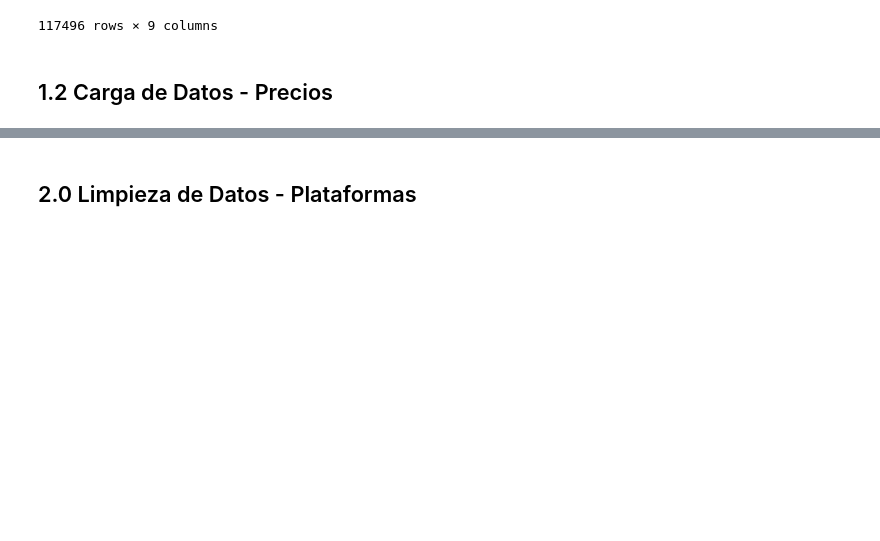
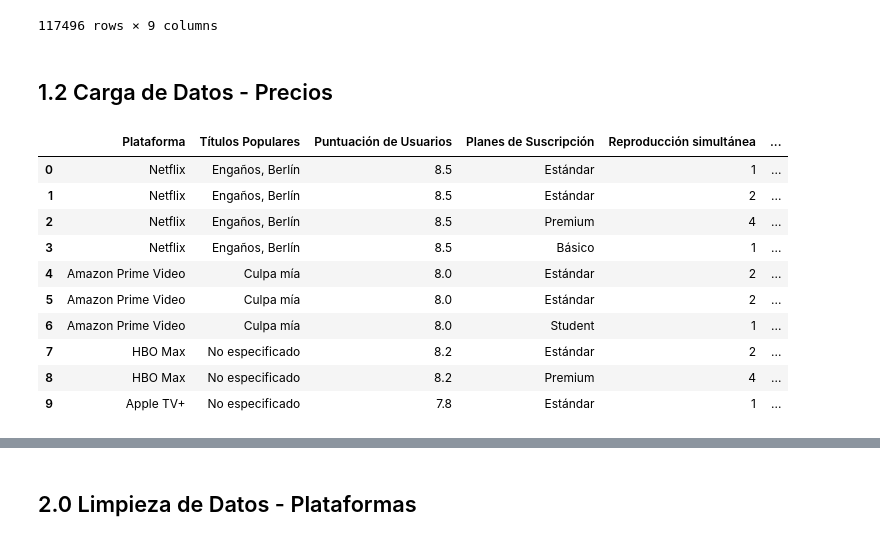
Before and after one commit to Sergio050799/Streaming_Data_Exploration, a Jupyter notebook: notebooks/02_Data_Cleaning.ipynb, the cells around one changed output, grey strips where cells are left out. Cells and saved outputs as stored; diff of their text form; code cells hidden in the pictures; blank space fills up the shorter version.

```diff
--- a/notebooks/02_Data_Cleaning.ipynb
+++ b/notebooks/02_Data_Cleaning.ipynb
@@ -44,3 +44,19 @@ all_data
 117496 rows × 9 columns
 # %% [markdown]
 ## 1.2 Carga de Datos - Precios
+# %%
+precios =pd.read_csv('../data/external/streaming_platforms_prices.csv')
+precios = precios.drop(columns=['Títulos Populares Recientes', 'Puntuaciones de Usuarios'])
+precios
+# %% [output]
+|  | Plataforma | Títulos Populares | Puntuación de Usuarios | Planes de Suscripción | Reproducción simultánea | ... |
+| 0 | Netflix | Engaños, Berlín | 8.5 | Estándar | 1 | ... |
+| 1 | Netflix | Engaños, Berlín | 8.5 | Estándar | 2 | ... |
+| 2 | Netflix | Engaños, Berlín | 8.5 | Premium | 4 | ... |
+| 3 | Netflix | Engaños, Berlín | 8.5 | Básico | 1 | ... |
+| 4 | Amazon Prime Video | Culpa mía | 8.0 | Estándar | 2 | ... |
+| 5 | Amazon Prime Video | Culpa mía | 8.0 | Estándar | 2 | ... |
+| 6 | Amazon Prime Video | Culpa mía | 8.0 | Student | 1 | ... |
+| 7 | HBO Max | No especificado | 8.2 | Estándar | 2 | ... |
+| 8 | HBO Max | No especificado | 8.2 | Premium | 4 | ... |
+| 9 | Apple TV+ | No especificado | 7.8 | Estándar | 1 | ... |
```
Also changed, not shown: parts of 29 cells of this notebook, 11 other files.
